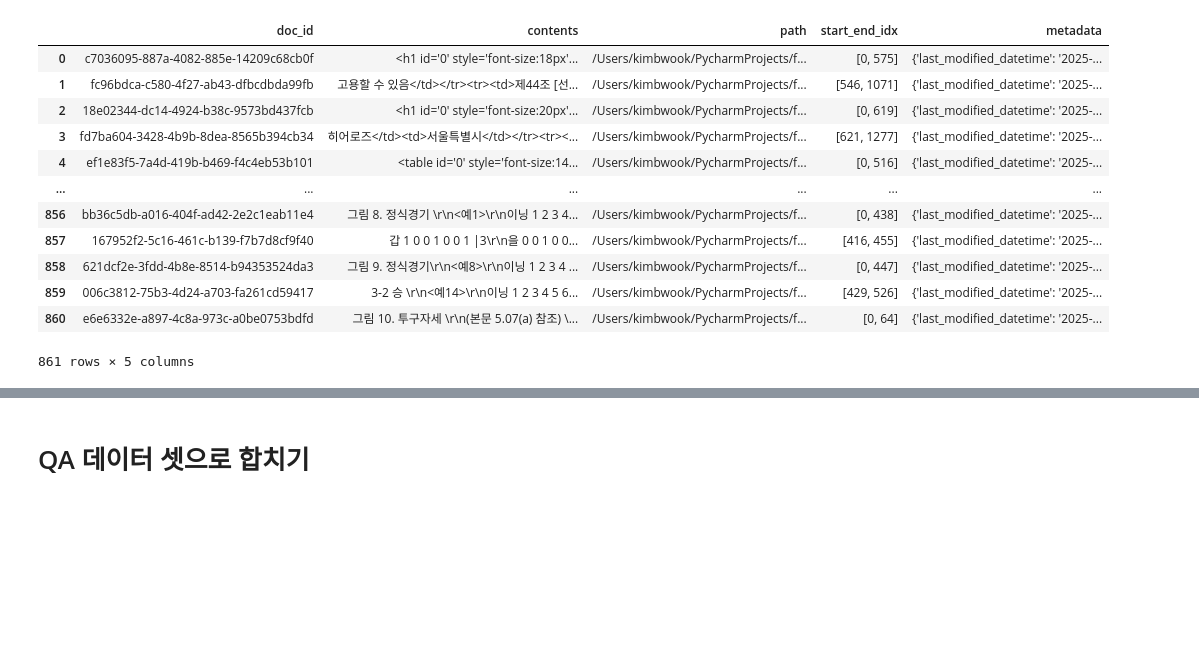
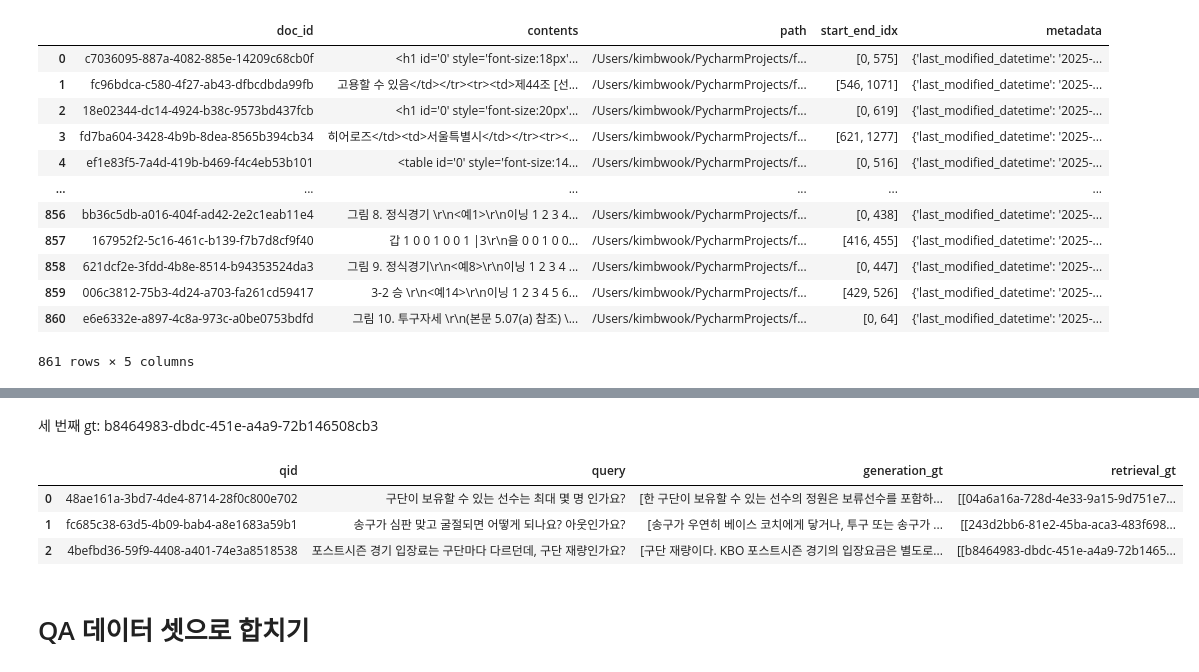
Before and after one commit to Auto-RAG/fast-campus, a Jupyter notebook: notebook/최종 실습/QA 데이터셋 제작.ipynb, the cells around one changed output, grey strips where cells are left out. Cells and saved outputs as stored; diff of their text form; code cells hidden in the pictures; blank space fills up the shorter version.

```diff
--- a/notebook/최종 실습/QA 데이터셋 제작.ipynb
+++ b/notebook/최종 실습/QA 데이터셋 제작.ipynb
@@ -127,2 +494,4 @@ b. 광고 송출 시간 보장
+# %% [markdown]
+세 번째 gt: b8464983-dbdc-451e-a4a9-72b146508cb3
 # %%
 retrieval_gt = [
@@ -139,3 +506,10 @@ faq_qa = pd.DataFrame({
     "generation_gt": generation_gt,
     "retrieval_gt": retrieval_gt,
 })
+# %%
+faq_qa
+# %% [output]
+|  | qid | query | generation_gt | retrieval_gt |
+| 0 | 48ae161a-3bd7-4de4-8714-28f0c800e702 | 구단이 보유할 수 있는 선수는 최대 몇 명 인가요? | [한 구단이 보유할 수 있는 선수의 정원은 보류선수를 포함하... | [[04a6a16a-728d-4e33-9a15-9d751e7... |
+| 1 | fc685c38-63d5-4b09-bab4-a8e1683a59b1 | 송구가 심판 맞고 굴절되면 어떻게 되나요? 아웃인가요? | [송구가 우연히 베이스 코치에게 닿거나, 투구 또는 송구가 ... | [[243d2bb6-81e2-45ba-aca3-483f698... |
+| 2 | 4befbd36-59f9-4408-a401-74e3a8518538 | 포스트시즌 경기 입장료는 구단마다 다르던데, 구단 재량인가요? | [구단 재량이다. KBO 포스트시즌 경기의 입장요금은 별도로... | [[b8464983-dbdc-451e-a4a9-72b1465... |
```
Also changed, not shown: parts of 40 cells of this notebook, 5 other files.
